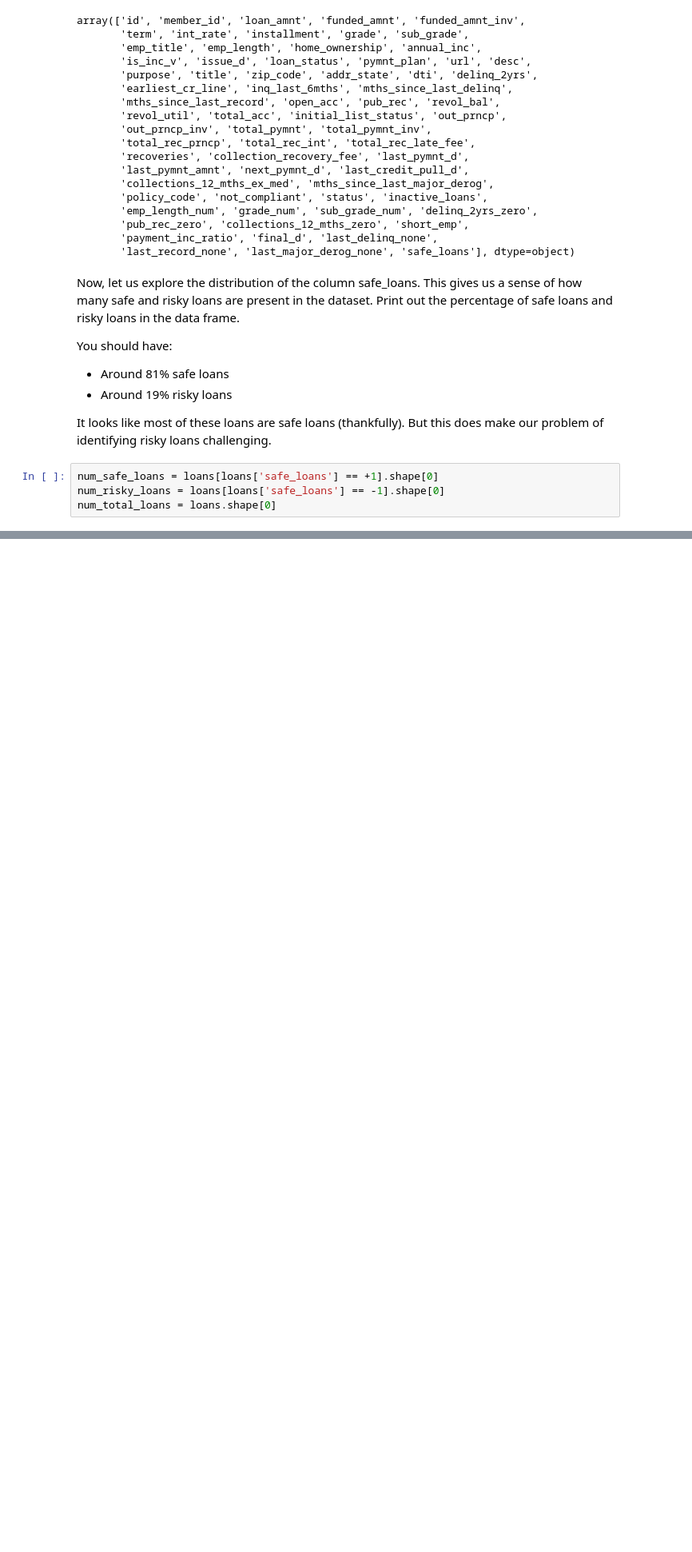
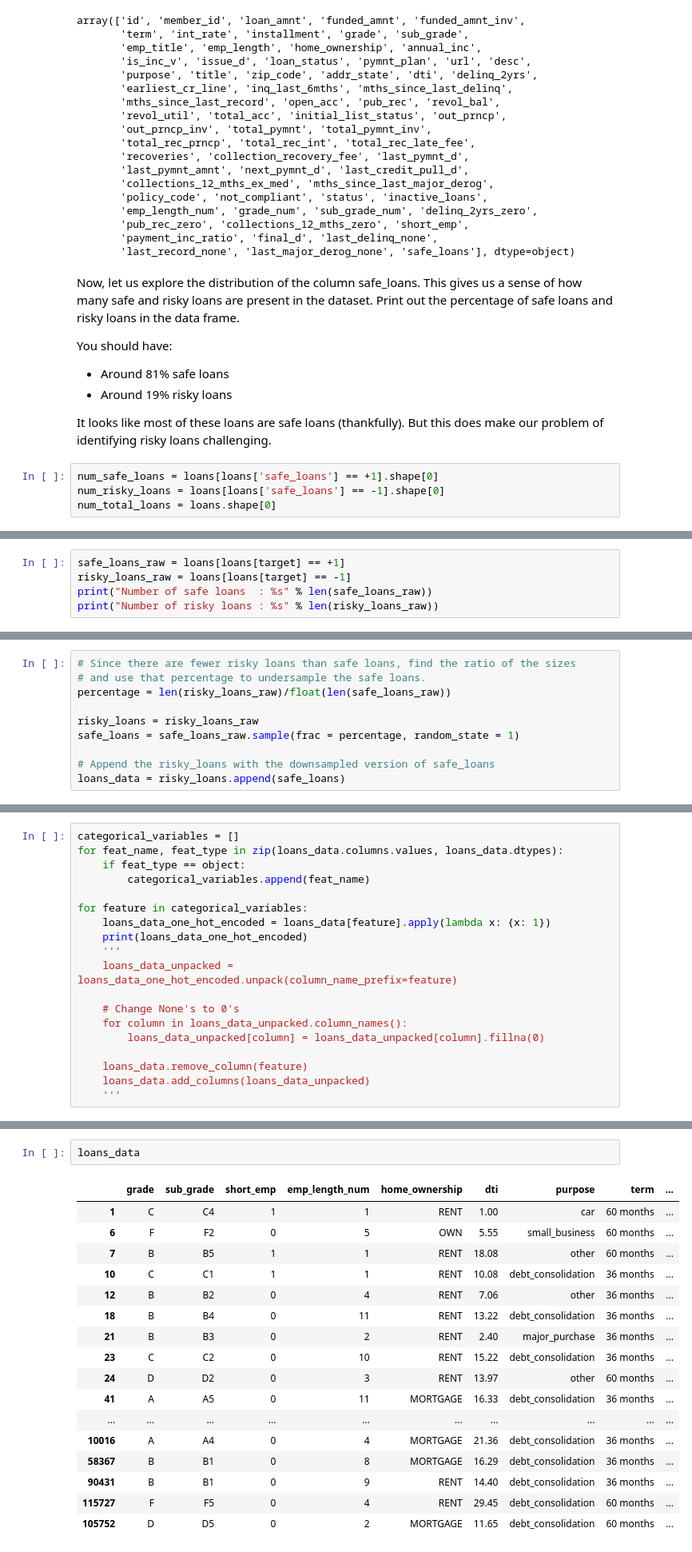
Before and after one commit to faiz-hasan11/NotesMachineLearning, a Jupyter notebook: Machine Learning Specialization UW/Course 3 Machine Learning: Classification/Classification Week 3 Identifying safe loans with decision trees.ipynb, the cells around one changed output, grey strips where cells are left out. Shown: that part at 80% size. Drawn from its saved outputs; the diff is of its cells as text; blank space fills up the shorter version.

Commit message:
identifying safe loans with decision trees

```diff
--- a/Machine Learning Specialization UW/Course 3 Machine Learning: Classification/Classification Week 3 Identifying safe loans with decision trees.ipynb
+++ b/Machine Learning Specialization UW/Course 3 Machine Learning: Classification/Classification Week 3 Identifying safe loans with decision trees.ipynb
@@ -95,0 +158,5 @@ print("the percentage of safe loans: ", num_safe_loans )
+# %%
+safe_loans_raw = loans[loans[target] == +1]
+risky_loans_raw = loans[loans[target] == -1]
+print("Number of safe loans  : %s" % len(safe_loans_raw))
+print("Number of risky loans : %s" % len(risky_loans_raw))
@@ -95,0 +168,10 @@ print("the percentage of safe loans: ", num_safe_loans )
+# %%
+# Since there are fewer risky loans than safe loans, find the ratio of the sizes
+# and use that percentage to undersample the safe loans.
+percentage = len(risky_loans_raw)/float(len(safe_loans_raw))
+
+risky_loans = risky_loans_raw
+safe_loans = safe_loans_raw.sample(frac = percentage, random_state = 1)
+
+# Append the risky_loans with the downsampled version of safe_loans
+loans_data = risky_loans.append(safe_loans)
@@ -95,0 +188,19 @@ print("the percentage of safe loans: ", num_safe_loans )
+# %%
+categorical_variables = []
+for feat_name, feat_type in zip(loans_data.columns.values, loans_data.dtypes):
+    if feat_type == object:
+        categorical_variables.append(feat_name)
+
+for feature in categorical_variables:
+    loans_data_one_hot_encoded = loans_data[feature].apply(lambda x: {x: 1})
+    print(loans_data_one_hot_encoded)
+    '''
+    loans_data_unpacked = loans_data_one_hot_encoded.unpack(column_name_prefix=feature)
+
+    # Change None's to 0's
+    for column in loans_data_unpacked.column_names():
+        loans_data_unpacked[column] = loans_data_unpacked[column].fillna(0)
+
+    loans_data.remove_column(feature)
+    loans_data.add_columns(loans_data_unpacked)
+    '''
@@ -95,0 +242,20 @@ print("the percentage of safe loans: ", num_safe_loans )
+# %%
+loans_data
+# %% [output]
+|  | grade | sub_grade | short_emp | emp_length_num | home_ownership | dti | purpose | term | ... |
+| 1 | C | C4 | 1 | 1 | RENT | 1.00 | car | 60 months | ... |
+| 6 | F | F2 | 0 | 5 | OWN | 5.55 | small_business | 60 months | ... |
+| 7 | B | B5 | 1 | 1 | RENT | 18.08 | other | 60 months | ... |
+| 10 | C | C1 | 1 | 1 | RENT | 10.08 | debt_consolidation | 36 months | ... |
+| 12 | B | B2 | 0 | 4 | RENT | 7.06 | other | 36 months | ... |
+| 18 | B | B4 | 0 | 11 | RENT | 13.22 | debt_consolidation | 36 months | ... |
+| 21 | B | B3 | 0 | 2 | RENT | 2.40 | major_purchase | 36 months | ... |
+| 23 | C | C2 | 0 | 10 | RENT | 15.22 | debt_consolidation | 36 months | ... |
+| 24 | D | D2 | 0 | 3 | RENT | 13.97 | other | 60 months | ... |
+| 41 | A | A5 | 0 | 11 | MORTGAGE | 16.33 | debt_consolidation | 36 months | ... |
+| ... | ... | ... | ... | ... | ... | ... | ... | ... | ... |
+| 10016 | A | A4 | 0 | 4 | MORTGAGE | 21.36 | debt_consolidation | 36 months | ... |
+| 58367 | B | B1 | 0 | 8 | MORTGAGE | 16.29 | debt_consolidation | 36 months | ... |
+| 90431 | B | B1 | 0 | 9 | RENT | 14.40 | debt_consolidation | 36 months | ... |
+| 115727 | F | F5 | 0 | 4 | RENT | 29.45 | debt_consolidation | 60 months | ... |
+| 105752 | D | D5 | 0 | 2 | MORTGAGE | 11.65 | debt_consolidation | 60 months | ... |
```
Also changed, not shown: parts of 14 cells of this notebook.
